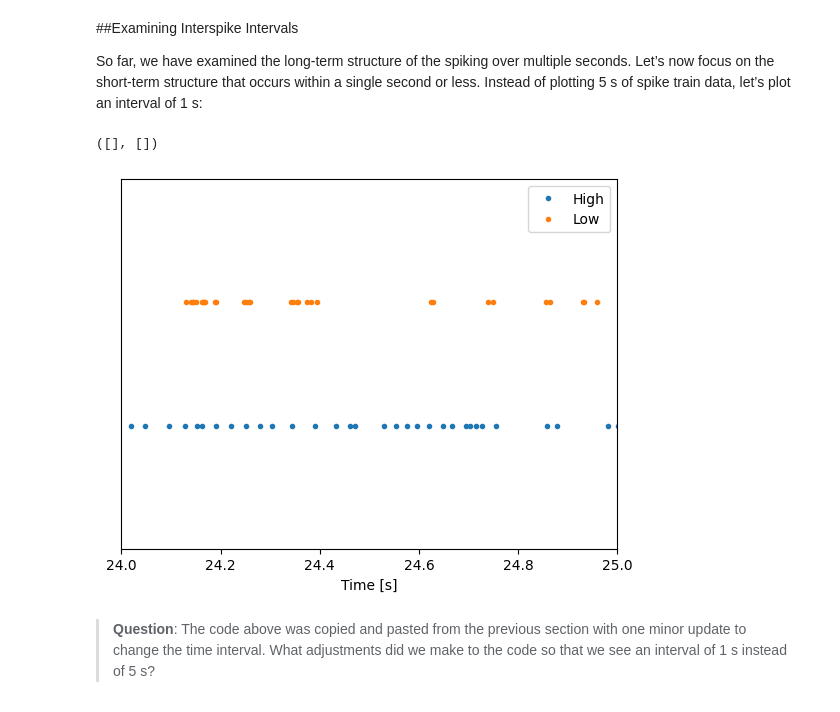
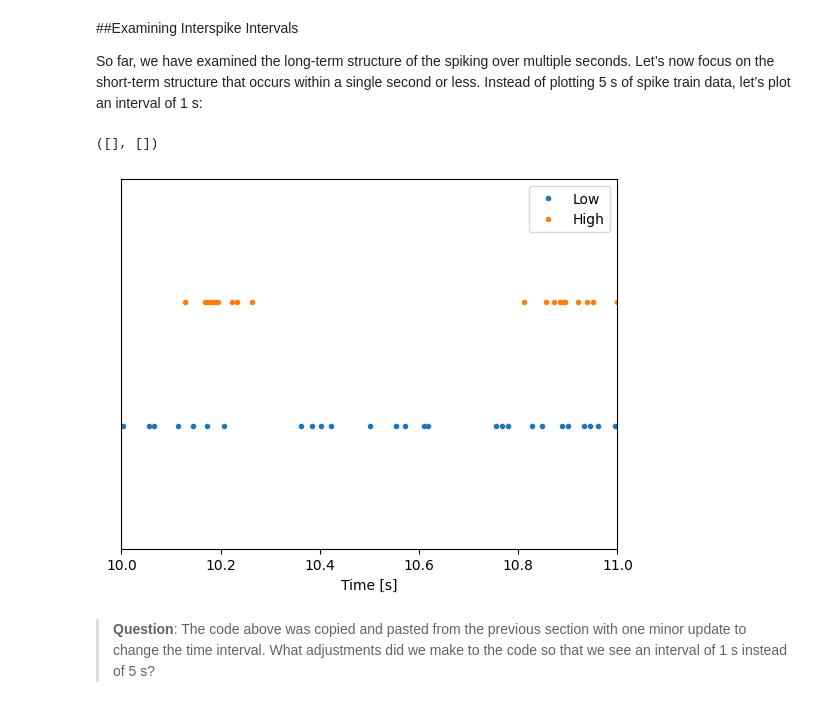
Before and after one commit to riggij-sys/Jake-Riggi-Repository, a Jupyter notebook: notebooks/Spikes_03_24_26.ipynb, the cells around one changed output. Drawn from its saved outputs; the diff is of its cells as text; code cells hidden in the pictures.

```diff
--- a/notebooks/Spikes_03_24_26.ipynb
+++ b/notebooks/Spikes_03_24_26.ipynb
@@ -144,14 +120,14 @@ So far, we have examined the long-term structure of the spiking over multiple se
 # %%
 plt.plot(spikeslow, np.ones_like(spikeslow), '.')        # Plot the low-light condition spikes
 plt.plot(spikeshigh, 2 * np.ones_like(spikeshigh), '.')  # ... and the high-light condition spikes
-plt.xlim([24, 25])              # Display times 10 to 11 s on the x-axis
+plt.xlim([10, 11])              # Display times 10 to 11 s on the x-axis
 plt.ylim([0, 3])                # ... and set the y-axis limits
 plt.xlabel('Time [s]')              # ... label the x-axis
 plt.legend({'Low', 'High'})     # ... show a legend
 plt.yticks([])                  # ... remove y-axis ticks
 # %% [output]
 ([], [])
-[figure, old version]
+[figure, new version]
 # %% [markdown]
 ><b>Question</b>: The code above was copied and pasted from the previous section with one minor update to change the time interval. What adjustments did we make to the code so that we see an interval of 1 s instead of 5 s?
 # %% [markdown]
```
Also changed, not shown: parts of 16 cells of this notebook.
